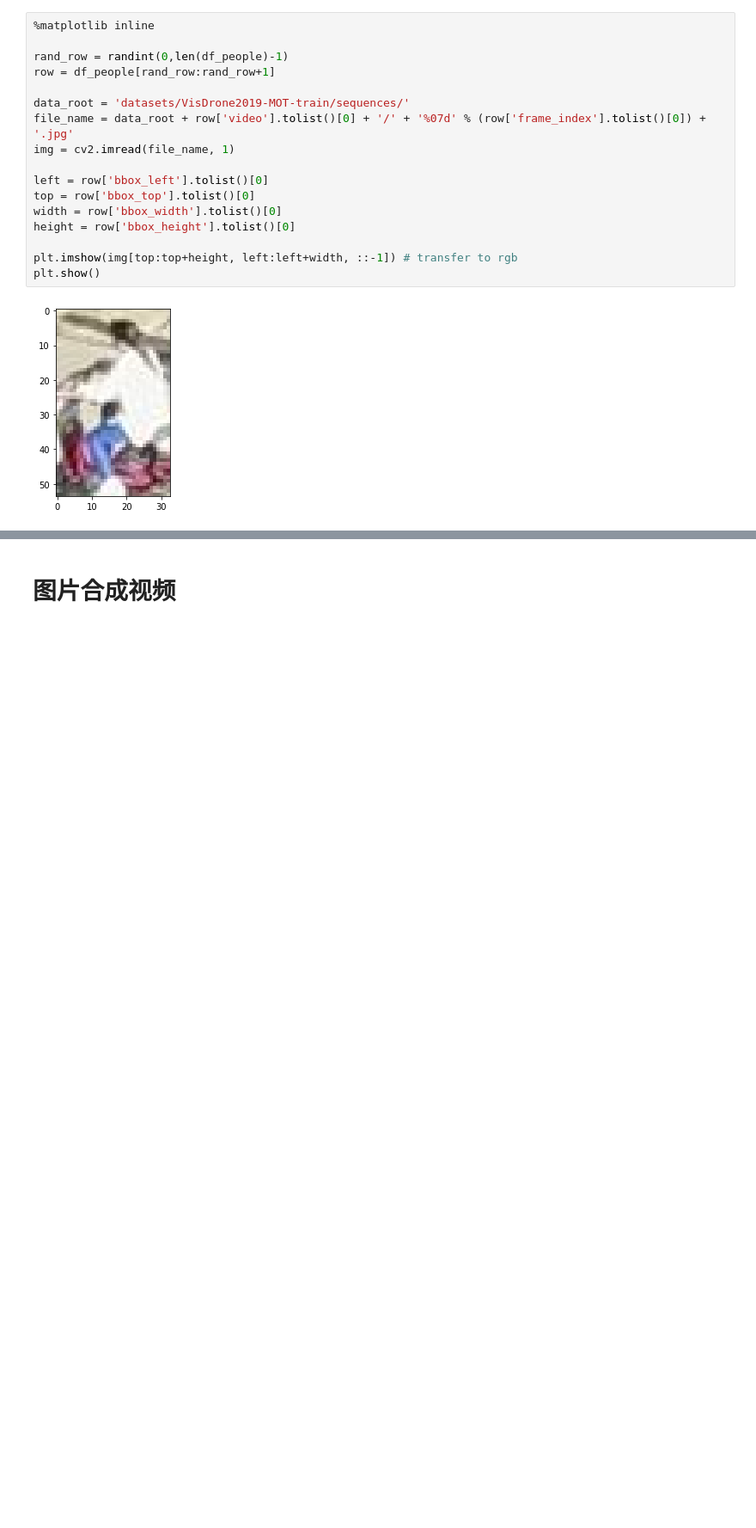
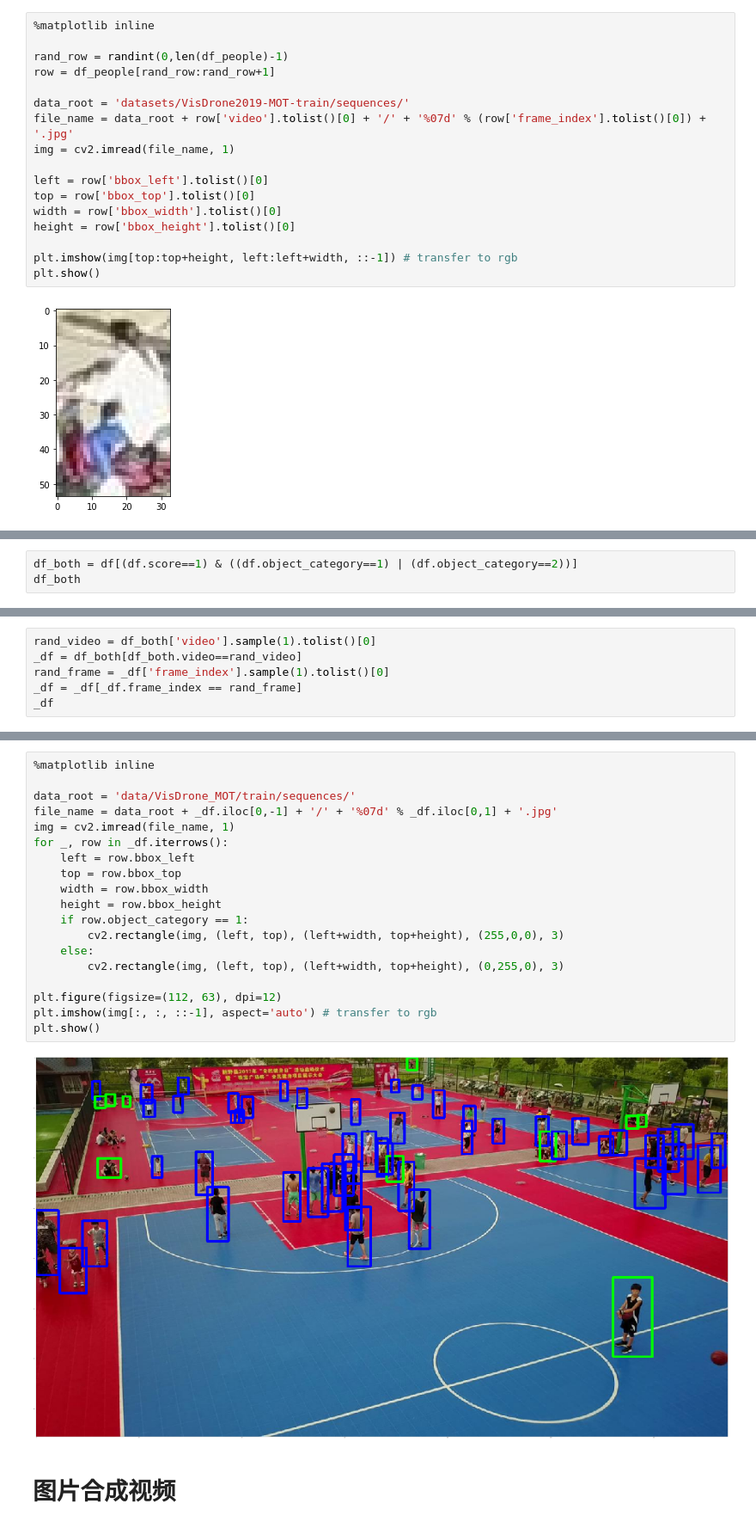
Before and after one commit to liuxr98/mmtracking, a Jupyter notebook: data-analysis.ipynb, the cells around one changed output, grey strips where cells are left out. Shown at 86% size. Saved outputs shown, nothing was run; the diff lists cells and outputs as text; blank space fills up the shorter version.

```diff
--- a/data-analysis.ipynb
+++ b/data-analysis.ipynb
@@ -234,0 +269,3 @@ plt.show()
+# %%
+df_both = df[(df.score==1) & ((df.object_category==1) | (df.object_category==2))]
+df_both
@@ -234,0 +288,6 @@ plt.show()
+# %%
+rand_video = df_both['video'].sample(1).tolist()[0]
+_df = df_both[df_both.video==rand_video]
+rand_frame = _df['frame_index'].sample(1).tolist()[0]
+_df = _df[_df.frame_index == rand_frame]
+_df
@@ -235,3 +312,24 @@ plt.show()
+# %%
+%matplotlib inline
+
+data_root = 'data/VisDrone_MOT/train/sequences/'
+file_name = data_root + _df.iloc[0,-1] + '/' + '%07d' % _df.iloc[0,1] + '.jpg'
+img = cv2.imread(file_name, 1)
+for _, row in _df.iterrows():
+    left = row.bbox_left
+    top = row.bbox_top
+    width = row.bbox_width
+    height = row.bbox_height
+    if row.object_category == 1:
+        cv2.rectangle(img, (left, top), (left+width, top+height), (255,0,0), 3)
+    else:
+        cv2.rectangle(img, (left, top), (left+width, top+height), (0,255,0), 3)
+
+plt.figure(figsize=(112, 63), dpi=12)
+plt.imshow(img[:, :, ::-1], aspect='auto') # transfer to rgb
+plt.show()
+# %% [output]
+[figure, added]
 # %% [markdown]
 # 图片合成视频
 # %%
```
Also changed, not shown: parts of 19 cells of this notebook, 5 other files.
